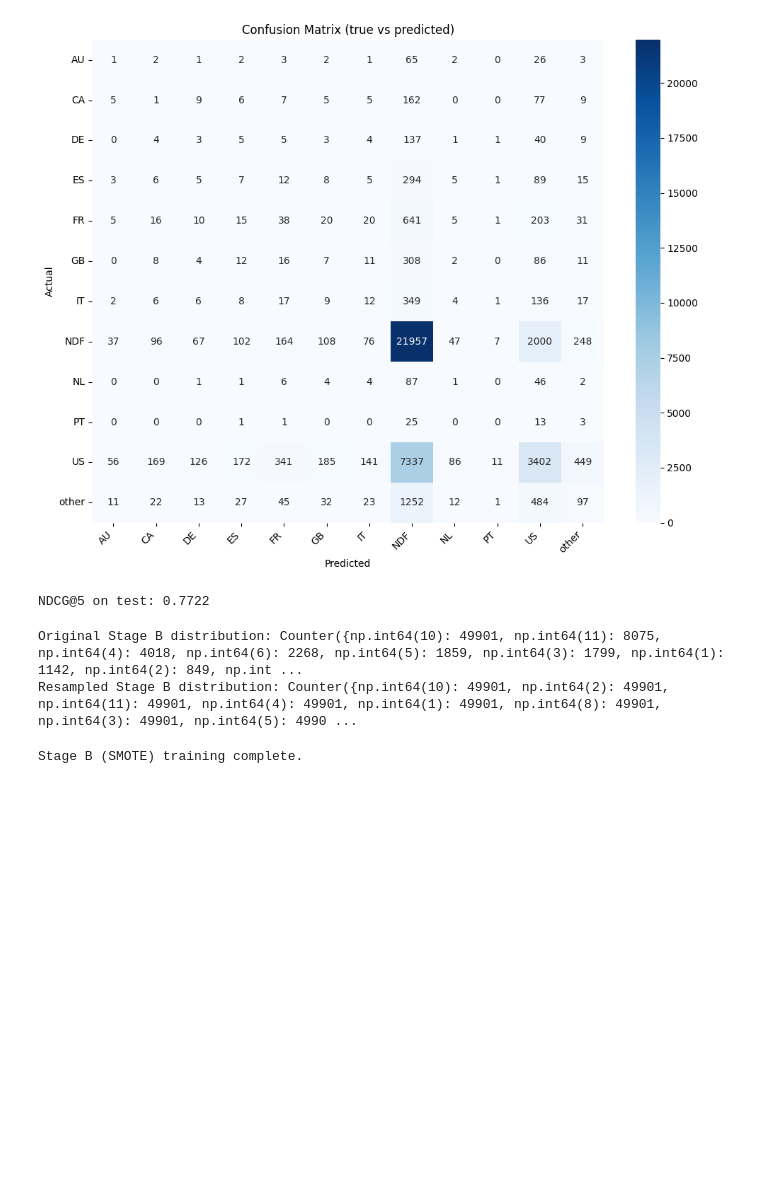
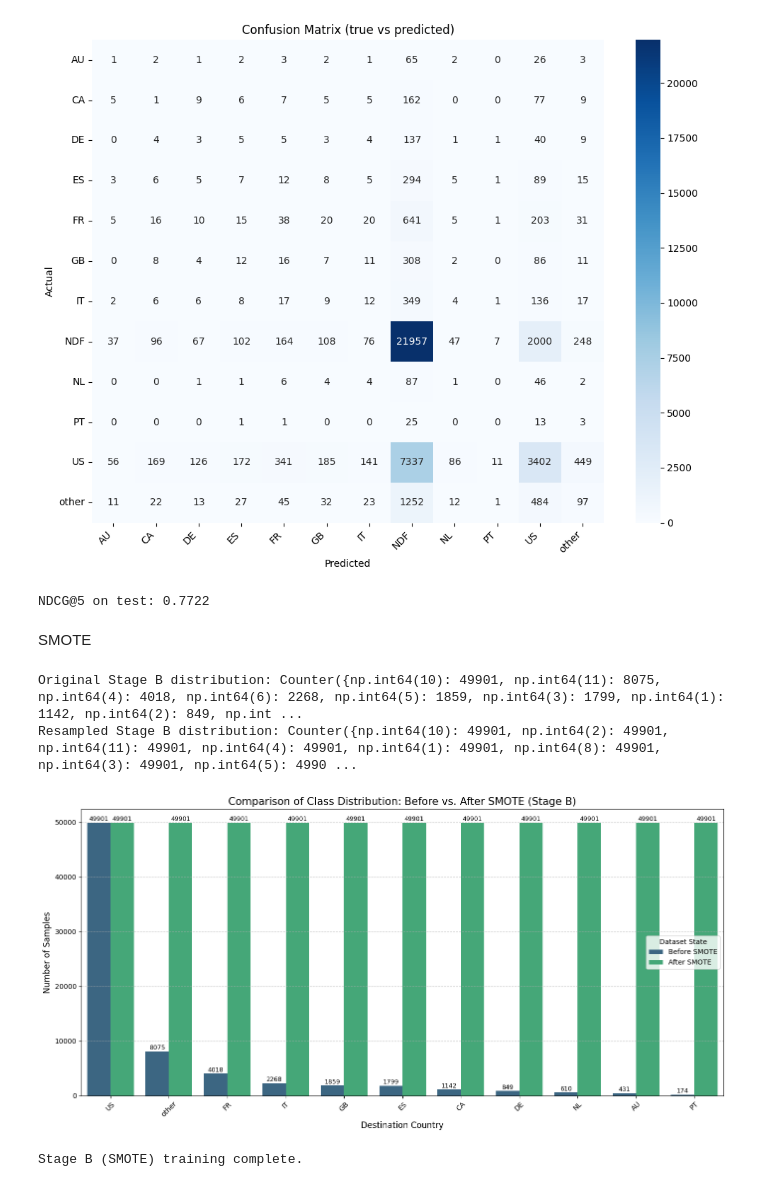
Before and after one commit to Rezacs/Airbnb, a Jupyter notebook: merged/FINAL.ipynb, the cells around one changed output. Saved outputs shown, nothing was run; the diff lists cells and outputs as text; code cells hidden in the pictures; blank space fills up the shorter version.

```diff
--- a/merged/FINAL.ipynb
+++ b/merged/FINAL.ipynb
@@ -2204,6 +2204,8 @@ Classification report (per-class):
 weighted avg     0.5509    0.5979    0.5547     42691
 [figure]
 NDCG@5 on test: 0.7722
+# %% [markdown]
+SMOTE
 # %%
 from imblearn.over_sampling import SMOTE
 from collections import Counter
@@ -2224,6 +2226,58 @@ print(f"Resampled Stage B distribution: {Counter(y_res)}")
 # %% [output]
 Original Stage B distribution: Counter({np.int64(10): 49901, np.int64(11): 8075, np.int64(4): 4018, np.int64(6): 2268, np.int64(5): 1859, np.int64(3): 1799, np.int64(1): 1142, np.int64(2): 849, np.int ...
 Resampled Stage B distribution: Counter({np.int64(10): 49901, np.int64(2): 49901, np.int64(11): 49901, np.int64(4): 49901, np.int64(1): 49901, np.int64(8): 49901, np.int64(3): 49901, np.int64(5): 4990 ...
+# %%
+import pandas as pd
+import matplotlib.pyplot as plt
+import seaborn as sns
+from collections import Counter
+
+# 1. Get distributions from your variables
+dist_before = Counter(y_booked)
+dist_after = Counter(y_res)
+
+# 2. Decode labels for the plot (using your LabelEncoder 'le')
+# We only take the classes present in Stage B (the booked ones)
+booked_indices = sorted(list(dist_after.keys()))
+class_names = le.inverse_transform(booked_indices)
+
+# 3. Create a DataFrame for plotting
+df_dist = pd.DataFrame({
+    'Country': class_names,
+    'Before SMOTE': [dist_before.get(i, 0) for i in booked_indices],
+    'After SMOTE': [dist_after.get(i, 0) for i in booked_indices]
+})
+
+# Sort by 'Before SMOTE' count so the chart is easy to read
+df_dist = df_dist.sort_values(by='Before SMOTE', ascending=False)
+
+# Melt the dataframe for Seaborn
+df_plot = df_dist.melt(id_vars='Country', var_name='Status', value_name='Count')
+
+# 4. Plot
+plt.figure(figsize=(14, 7))
+sns.barplot(data=df_plot, x='Country', y='Count', hue='Status', palette='viridis')
+
+plt.title('Comparison of Class Distribution: Before vs. After SMOTE (Stage B)', fontsize=15)
+plt.xlabel('Destination Country', fontsize=12)
+plt.ylabel('Number of Samples', fontsize=12)
+plt.xticks(rotation=45)
+plt.grid(axis='y', linestyle='--', alpha=0.7)
+plt.legend(title='Dataset State')
+
+# Optional: Add text labels on top of bars for exact numbers
+for p in plt.gca().patches:
+    if p.get_height() > 0:
+        plt.gca().annotate(f'{int(p.get_height())}',
+                           (p.get_x() + p.get_width() / 2., p.get_height()),
+                           ha='center', va='center', fontsize=9,
+                           color='black', xytext=(0, 5),
+                           textcoords='offset points')
+
+plt.tight_layout()
+plt.show()
+# %% [output]
+[figure, added]
 # %%
 import xgboost as xgb
 
```
Also changed, not shown: parts of 2 cells of this notebook.
